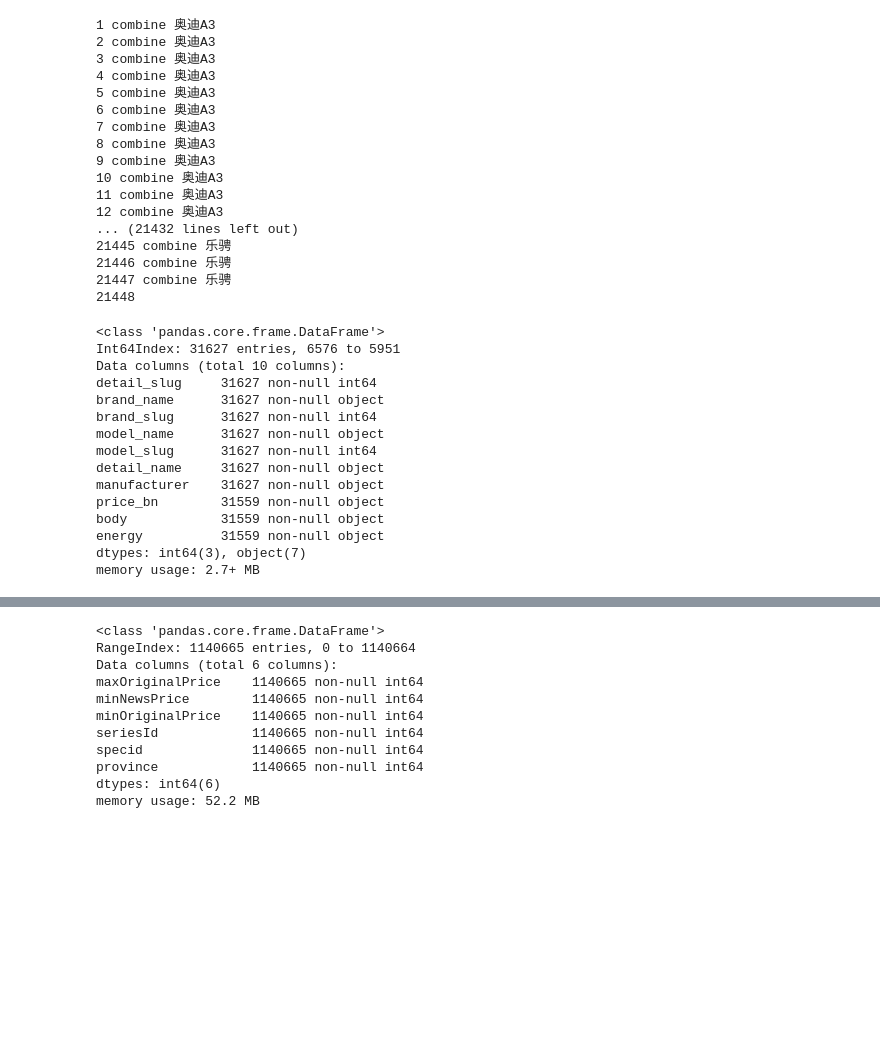
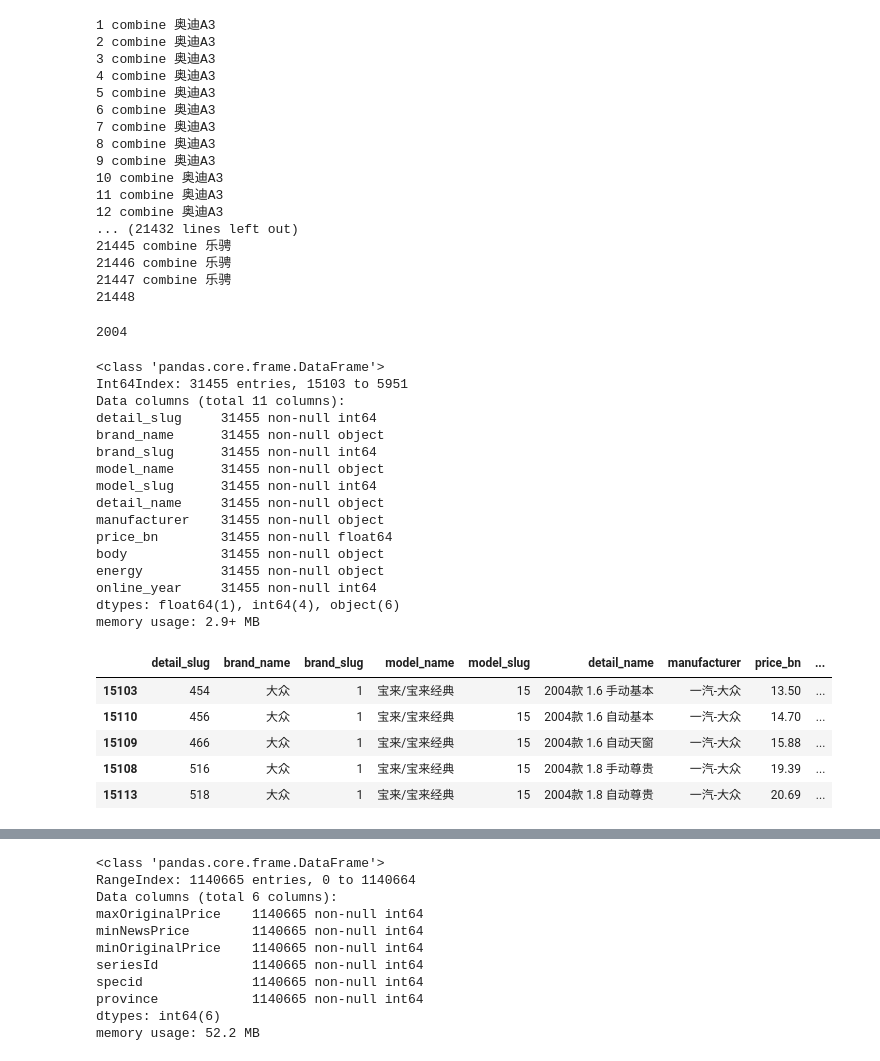
Before and after one commit to dj-lei/detail_match, a Jupyter notebook: explore/car_autohome_process.ipynb, the cells around one changed output, grey strips where cells are left out. Saved outputs shown, nothing was run; the diff lists cells and outputs as text; code cells hidden in the pictures; blank space fills up the shorter version.

Commit message:
mod model fix

```diff
--- a/explore/car_autohome_process.ipynb
+++ b/explore/car_autohome_process.ipynb
@@ -146,7 +146,26 @@ final.to_csv('../tmp/train/car_autohome_stop.csv', index=False)
 21446 combine 乐骋
 21447 combine 乐骋
 21448
+# %%
+str1 = '2004款 1.6 手动基本'
+int(re.findall('(\d+)款', str1)[0])
+# %% [output]
+2004
 # %%
+def cal_online_year(df):
+    return int(re.findall('(\d+)款', df['detail_name'])[0])
+
+def process_price_bn(df):
+    if (df['price_bn'] == '暂无报价')|(str(df['price_bn']) == 'nan'):
+        return np.NAN
+    temp = re.findall(r'万',df['price_bn'])
+    if len(temp) > 1:
+        text = df['price_bn'].split('~')[1]
+    else:
+        text = df['price_bn']
+    text = text.replace('万','')
+    return float(text)
+
 car_autohome_new = pd.read_csv('../tmp/train/car_autohome_new.csv')
 car_autohome_new = car_autohome_new.loc[:, ['specid', 'brand','brand_id','type','type_id','name','manufacturer','厂商指导价(元)','级别','能源类型']]
 car_autohome_new = car_autohome_new.rename(columns={'specid':'detail_id','name':'detail_name','brand':'brand_name','type':'model_name'})
@@ -158,26 +177,39 @@ car_autohome_stop = car_autohome_stop.rename(columns={'id':'detail_id','stop_sel
 car_autohome_all = car_autohome_new.append(car_autohome_stop, sort=False)
 car_autohome_all = car_autohome_all.rename(columns={'detail_id':'detail_slug','type_id':'model_slug','brand_id':'brand_slug',
                                                    '厂商指导价(元)':'price_bn','级别':'body','能源类型':'energy'})
-car_autohome_all = car_autohome_all.drop_duplicates(['detail_slug'])
+car_autohome_all = car_autohome_all.drop_duplicates(['detail_slug']).reset_index(drop=True)
+car_autohome_all['online_year'] = car_autohome_all.apply(cal_online_year, axis=1)
+car_autohome_all['price_bn'] = car_autohome_all.apply(process_price_bn, axis=1)
+car_autohome_all = car_autohome_all.loc[(car_autohome_all['price_bn'].notnull()), :]
 car_autohome_all = car_autohome_all.sort_values(by=['brand_slug','model_slug','detail_slug'])
 car_autohome_all.to_csv('../tmp/train/car_autohome_all.csv', index=False)
 car_autohome_all.info()
 # %% [output]
 <class 'pandas.core.frame.DataFrame'>
-Int64Index: 31627 entries, 6576 to 5951
-Data columns (total 10 columns):
-detail_slug     31627 non-null int64
-brand_name      31627 non-null object
-brand_slug      31627 non-null int64
-model_name      31627 non-null object
-model_slug      31627 non-null int64
-detail_name     31627 non-null object
-manufacturer    31627 non-null object
-price_bn        31559 non-null object
-body            31559 non-null object
-energy          31559 non-null object
-dtypes: int64(3), object(7)
-memory usage: 2.7+ MB
+Int64Index: 31455 entries, 15103 to 5951
+Data columns (total 11 columns):
+detail_slug     31455 non-null int64
+brand_name      31455 non-null object
+brand_slug      31455 non-null int64
+model_name      31455 non-null object
+model_slug      31455 non-null int64
+detail_name     31455 non-null object
+manufacturer    31455 non-null object
+price_bn        31455 non-null float64
+body            31455 non-null object
+energy          31455 non-null object
+online_year     31455 non-null int64
+dtypes: float64(1), int64(4), object(6)
+memory usage: 2.9+ MB
+# %%
+car_autohome_all.head()
+# %% [output]
+|  | detail_slug | brand_name | brand_slug | model_name | model_slug | detail_name | manufacturer | price_bn | ... |
+| 15103 | 454 | 大众 | 1 | 宝来/宝来经典 | 15 | 2004款 1.6 手动基本 | 一汽-大众 | 13.50 | ... |
+| 15110 | 456 | 大众 | 1 | 宝来/宝来经典 | 15 | 2004款 1.6 自动基本 | 一汽-大众 | 14.70 | ... |
+| 15109 | 466 | 大众 | 1 | 宝来/宝来经典 | 15 | 2004款 1.6 自动天窗 | 一汽-大众 | 15.88 | ... |
+| 15108 | 516 | 大众 | 1 | 宝来/宝来经典 | 15 | 2004款 1.8 手动尊贵 | 一汽-大众 | 19.39 | ... |
+| 15113 | 518 | 大众 | 1 | 宝来/宝来经典 | 15 | 2004款 1.8 自动尊贵 | 一汽-大众 | 20.69 | ... |
 # %%
 def delete_useless_char(df):
     text = df['value']
```
